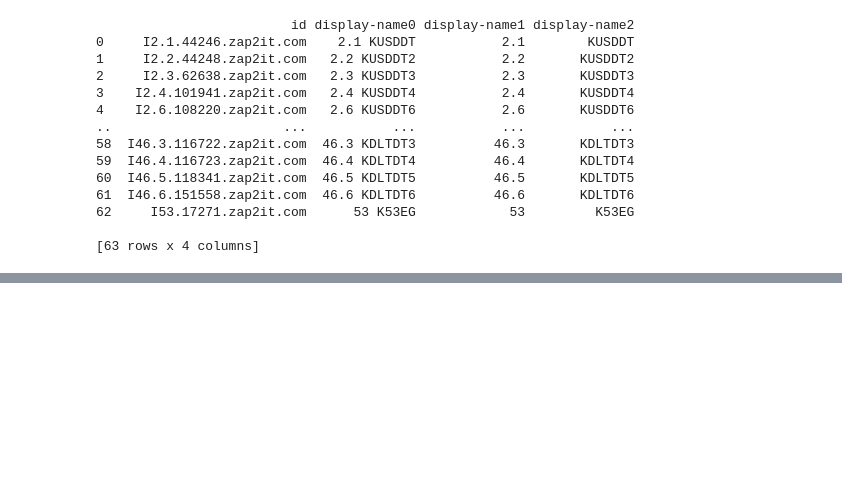
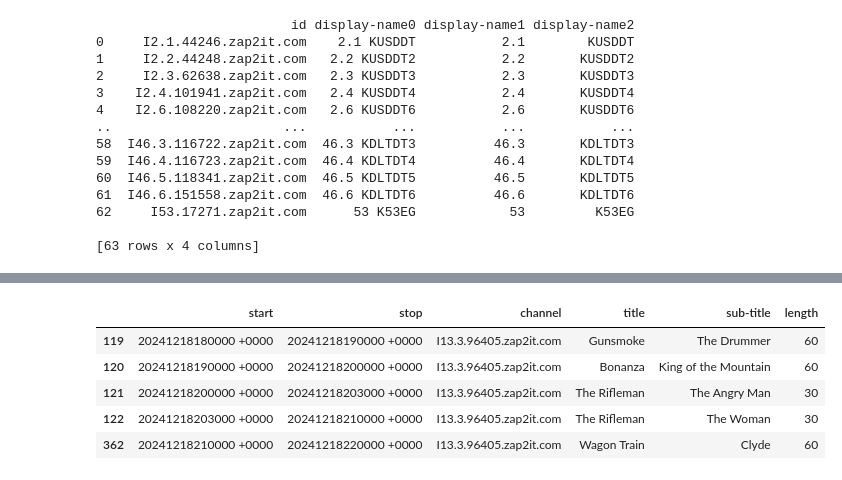
Before and after one commit to tonybutzer/dvr1, a Jupyter notebook: 8_study/tv_guide/explore_tv_xml.ipynb, the cells around one changed output, grey strips where cells are left out. Cells and saved outputs as stored; diff of their text form; code cells hidden in the pictures; blank space fills up the shorter version.

```diff
--- a/8_study/tv_guide/explore_tv_xml.ipynb
+++ b/8_study/tv_guide/explore_tv_xml.ipynb
@@ -126,4 +126,4 @@ pdf.head()
 | 3 | 20241218193000 +0000 | 20241218200000 +0000 | I2.1.44246.zap2it.com | Cyberchase | The Domino Dilemma | 30 |
 | 4 | 20241218200000 +0000 | 20241218203000 +0000 | I2.1.44246.zap2it.com | Wild Kratts | Adapto the Coyote | 30 |
 # %%
-df[df['display-name1'] == 2.2]
+fdf = df[df['display-name1'] == '13.3']
@@ -129,0 +144,13 @@ df[df['display-name1'] == 2.2]
+# %%
+zap_c = fdf['id'].values[0]
+# %%
+kelo_df = pdf[pdf['channel'] == zap_c]
+# %%
+kelo_df.head()
+# %% [output]
+|  | start | stop | channel | title | sub-title | length |
+| 119 | 20241218180000 +0000 | 20241218190000 +0000 | I13.3.96405.zap2it.com | Gunsmoke | The Drummer | 60 |
+| 120 | 20241218190000 +0000 | 20241218200000 +0000 | I13.3.96405.zap2it.com | Bonanza | King of the Mountain | 60 |
+| 121 | 20241218200000 +0000 | 20241218203000 +0000 | I13.3.96405.zap2it.com | The Rifleman | The Angry Man | 30 |
+| 122 | 20241218203000 +0000 | 20241218210000 +0000 | I13.3.96405.zap2it.com | The Rifleman | The Woman | 30 |
+| 362 | 20241218210000 +0000 | 20241218220000 +0000 | I13.3.96405.zap2it.com | Wagon Train | Clyde | 60 |
```
Also changed, not shown: parts of 21 cells of this notebook.
